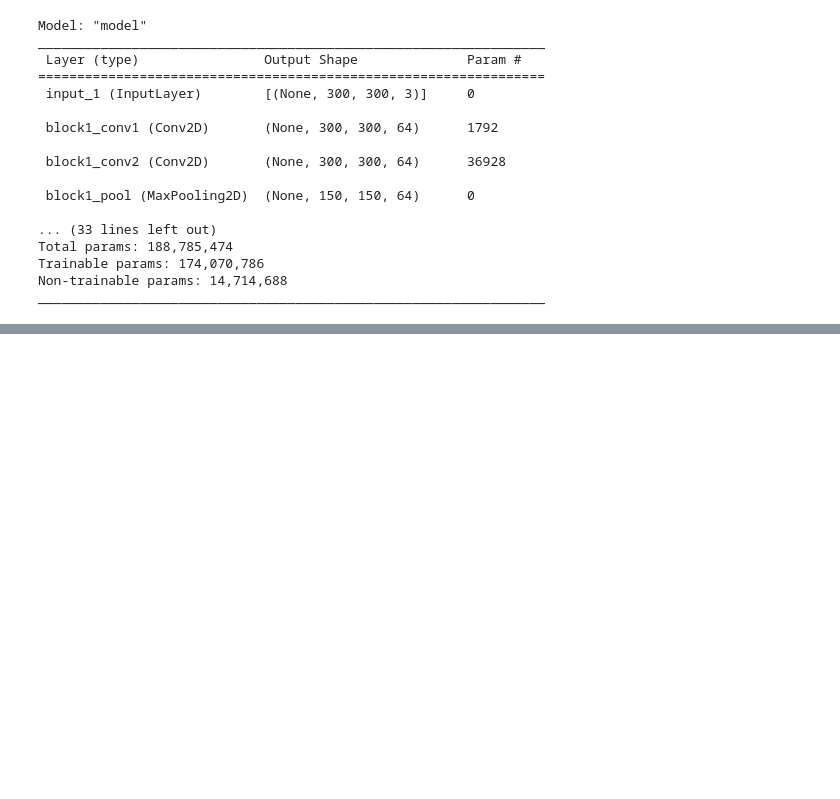
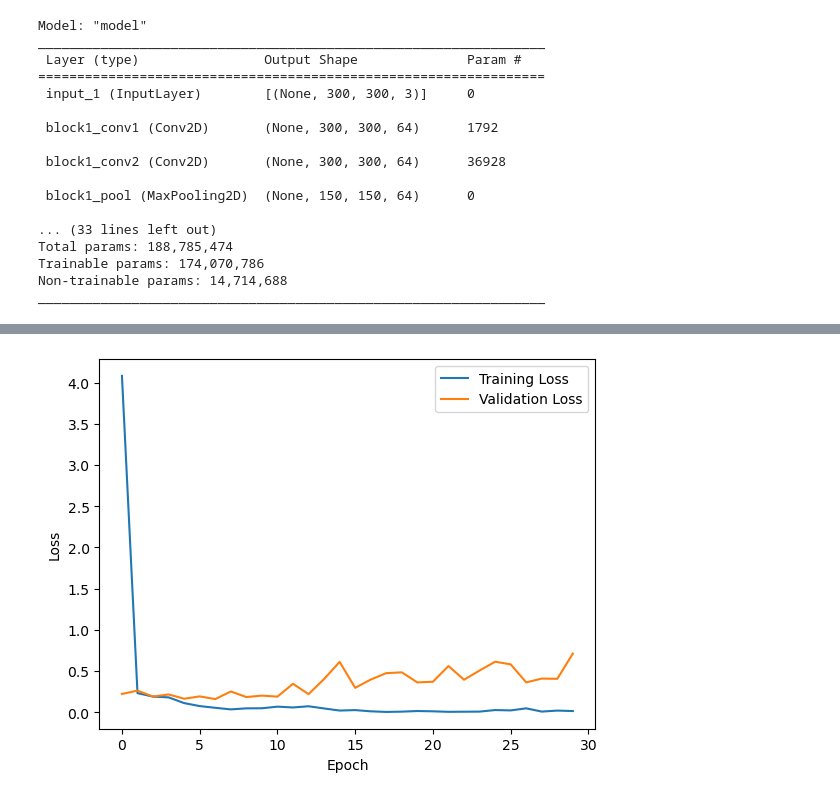
Before and after one commit to frankkn/CNN, a Jupyter notebook: 2classes.ipynb, the cells around one changed output, grey strips where cells are left out. Cells and saved outputs as stored; diff of their text form; code cells hidden in the pictures; blank space fills up the shorter version.

```diff
--- a/2classes.ipynb
+++ b/2classes.ipynb
@@ -324,6 +329,9 @@ def test_step(image, label):
 
     return loss, label, predictions
 # %%
+train_loss_list = []
+val_loss_list = []
+
 def epoch_loop(dataset_train, dataset_test, EPOCHS):
     for epoch in range(EPOCHS):
         # Reset the metrics at the start of the next epoch
@@ -340,6 +348,9 @@ def epoch_loop(dataset_train, dataset_test, EPOCHS):
         for image, label in tqdm(dataset_val, total=math.floor(len(img_path_val)/BATCH_SIZE)):
             val_step(image, label)
 
+        train_loss_list.append(train_loss.result().numpy())
+        val_loss_list.append(val_loss.result().numpy())
+
 
         template = 'Epoch {:0}, Training loss: {:.4f}, Training accuracy: {:.4f}, Validation loss: {:.4f}, Validation Accuracy: {:.4f}'
         tf.print (template.format(epoch+1,
@@ -349,6 +360,6 @@ def epoch_loop(dataset_train, dataset_test, EPOCHS):
                                val_accuracy.result()*100))
 
         # Save weights after each epoch
-        wild_model.save_weights('./weight/wild_model_epoch_{}.h5'.format(epoch + 1))
+        wild_model.save_weights('./weight/wild_model_epoch_{}.h5'.format(epoch + 1), overwrite=True)
 # %%
 wild_model.load_weights('./wild_model.h5')
@@ -380,0 +396,10 @@ Test loss: 0.1420, Test accuracy: 95.0893
+# %%
+# Plot training and validation loss
+plt.plot(train_loss_list, label='Training Loss')
+plt.plot(val_loss_list, label='Validation Loss')
+plt.xlabel('Epoch')
+plt.ylabel('Loss')
+plt.legend()
+plt.show()
+# %% [output]
+[figure, added]
```
Also changed, not shown: parts of 8 cells of this notebook.
